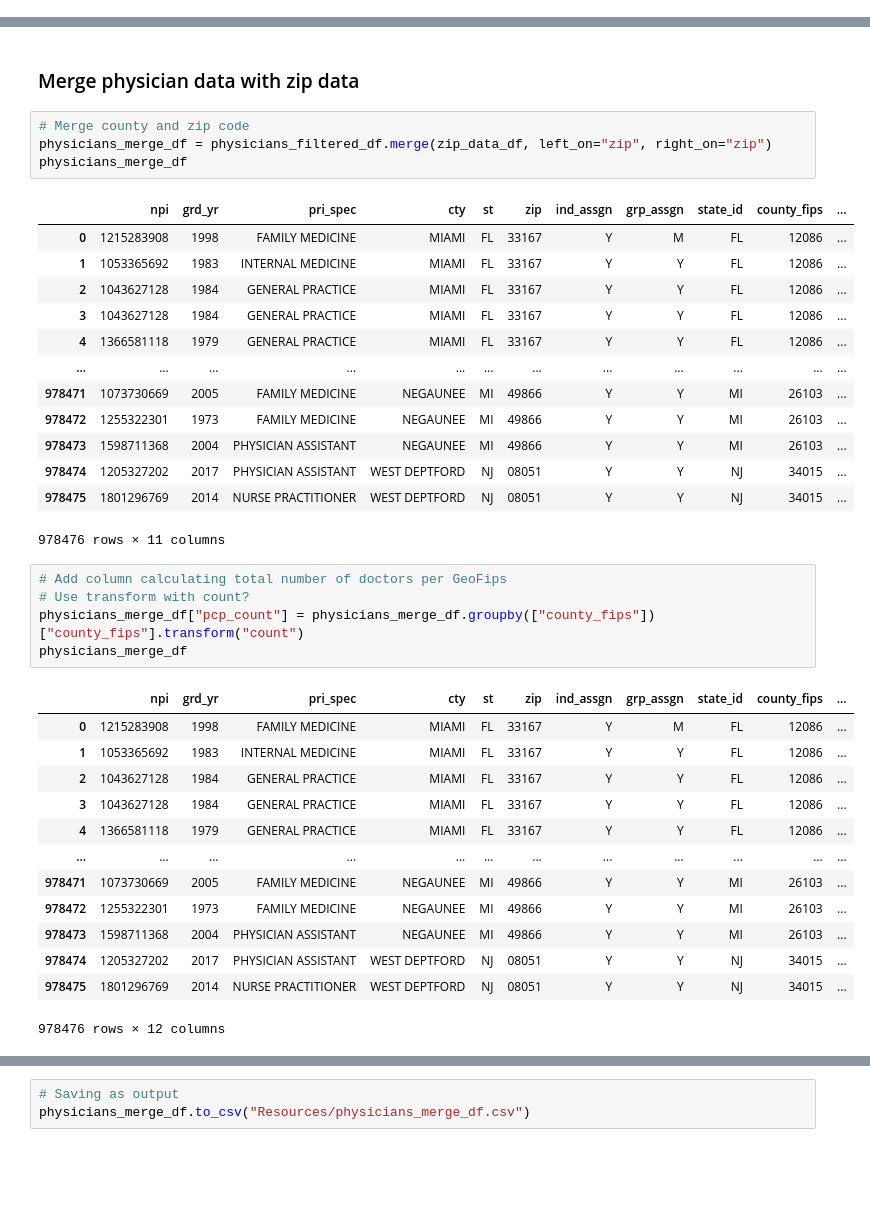
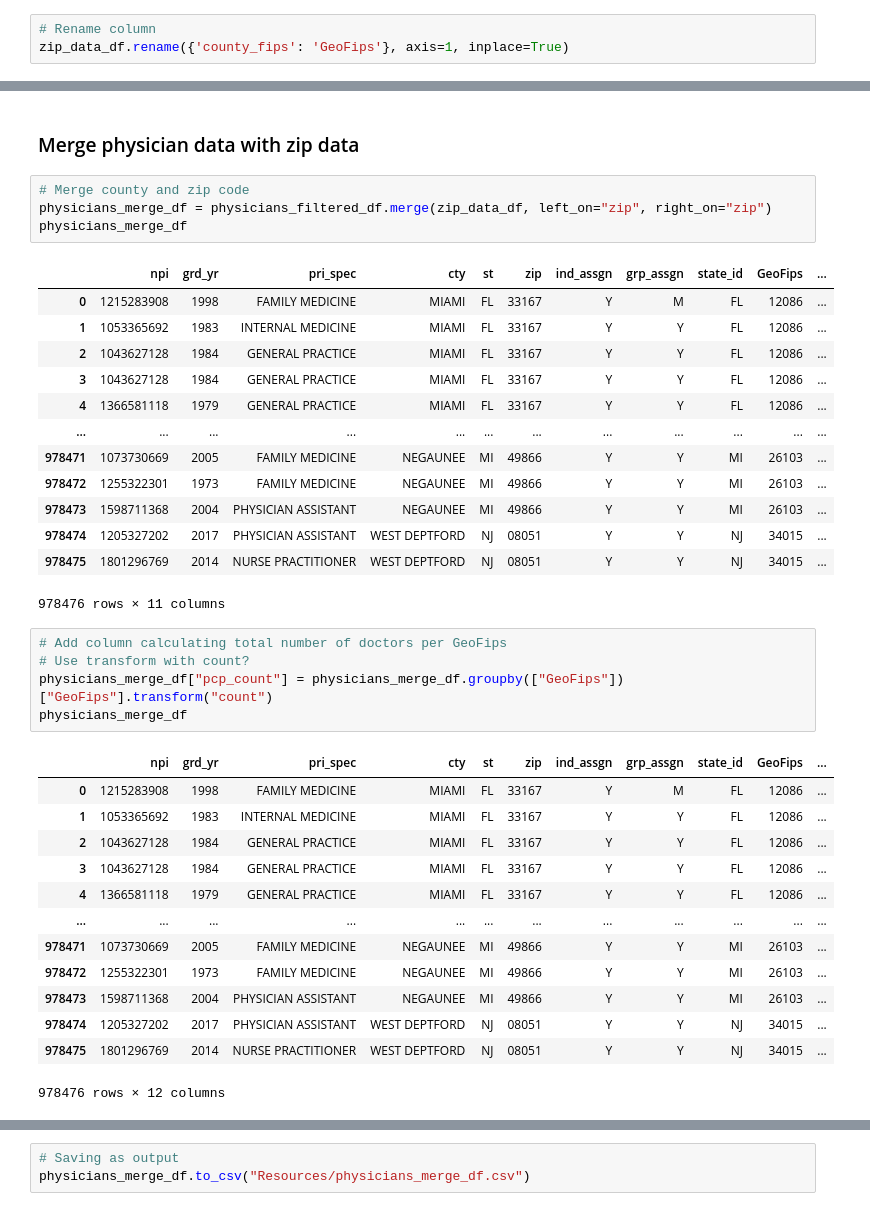
Before and after one commit to JacquelineCl/group_project, a Jupyter notebook: Physicians_and_zip.ipynb, the cells around one changed output, grey strips where cells are left out. Saved outputs shown, nothing was run; the diff lists cells and outputs as text; blank space fills up the shorter version.

```diff
--- a/Physicians_and_zip.ipynb
+++ b/Physicians_and_zip.ipynb
@@ -263,6 +263,9 @@ zip_data_df
 | 32780 | 33117 | 99926 | AK | 02198 | Prince of Wales-Hyder |
 | 32781 | 33119 | 99929 | AK | 02275 | Wrangell |
 32782 rows × 5 columns
+# %%
+# Rename column
+zip_data_df.rename({'county_fips': 'GeoFips'}, axis=1, inplace=True)
 # %%
 # Check dtypes
 zip_data_df.dtypes
@@ -298,7 +301,7 @@ zip_data_df
 physicians_merge_df = physicians_filtered_df.merge(zip_data_df, left_on="zip", right_on="zip")
 physicians_merge_df
 # %% [output]
-|  | npi | grd_yr | pri_spec | cty | st | zip | ind_assgn | grp_assgn | state_id | county_fips | ... |
+|  | npi | grd_yr | pri_spec | cty | st | zip | ind_assgn | grp_assgn | state_id | GeoFips | ... |
 | 0 | 1215283908 | 1998 | FAMILY MEDICINE | MIAMI | FL | 33167 | Y | M | FL | 12086 | ... |
 | 1 | 1053365692 | 1983 | INTERNAL MEDICINE | MIAMI | FL | 33167 | Y | Y | FL | 12086 | ... |
 | 2 | 1043627128 | 1984 | GENERAL PRACTICE | MIAMI | FL | 33167 | Y | Y | FL | 12086 | ... |
@@ -314,10 +317,10 @@ physicians_merge_df
 # %%
 # Add column calculating total number of doctors per GeoFips
 # Use transform with count?
-physicians_merge_df["pcp_count"] = physicians_merge_df.groupby(["county_fips"])["county_fips"].transform("count")
+physicians_merge_df["pcp_count"] = physicians_merge_df.groupby(["GeoFips"])["GeoFips"].transform("count")
 physicians_merge_df
 # %% [output]
-|  | npi | grd_yr | pri_spec | cty | st | zip | ind_assgn | grp_assgn | state_id | county_fips | ... |
+|  | npi | grd_yr | pri_spec | cty | st | zip | ind_assgn | grp_assgn | state_id | GeoFips | ... |
 | 0 | 1215283908 | 1998 | FAMILY MEDICINE | MIAMI | FL | 33167 | Y | M | FL | 12086 | ... |
 | 1 | 1053365692 | 1983 | INTERNAL MEDICINE | MIAMI | FL | 33167 | Y | Y | FL | 12086 | ... |
 | 2 | 1043627128 | 1984 | GENERAL PRACTICE | MIAMI | FL | 33167 | Y | Y | FL | 12086 | ... |
```
Also changed, not shown: parts of 4 cells of this notebook, 2 other files.
